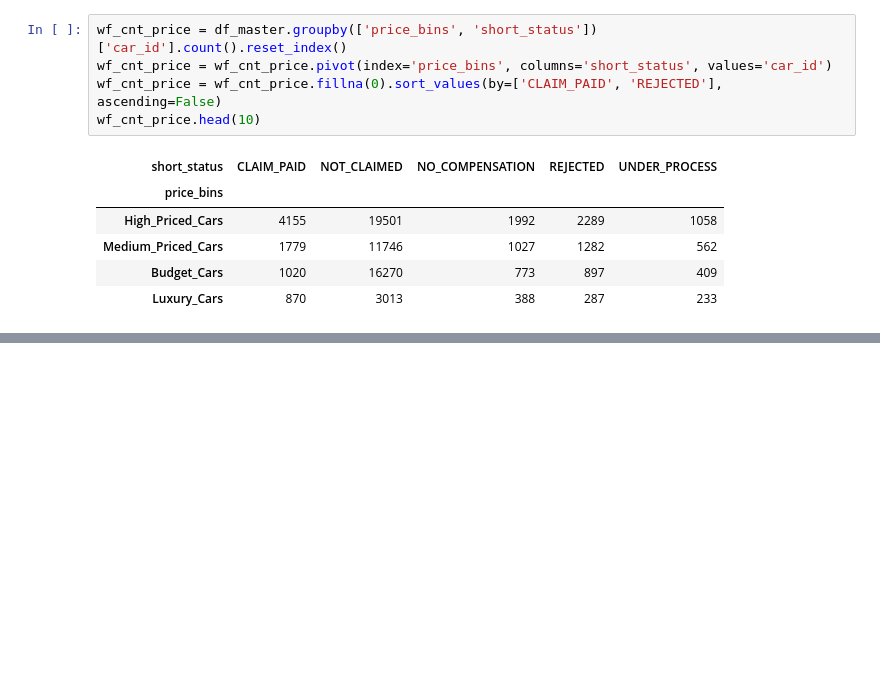
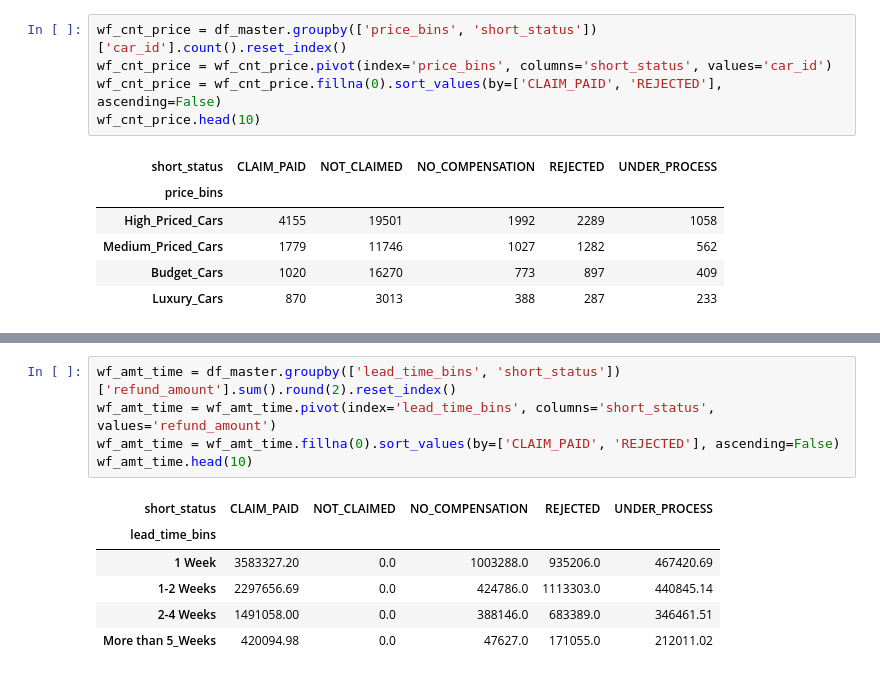
Before and after one commit to dileepsathyan/assignments, a Jupyter notebook: Vroom Virtusa/Vroom Virtusa Assignment.ipynb, the cells around one changed output, grey strips where cells are left out. Cells and saved outputs as stored; diff of their text form; blank space fills up the shorter version.

```diff
--- a/Vroom Virtusa/Vroom Virtusa Assignment.ipynb
+++ b/Vroom Virtusa/Vroom Virtusa Assignment.ipynb
@@ -1448,0 +1486,12 @@ wf_cnt_price.head(10)
+# %%
+wf_amt_time = df_master.groupby(['lead_time_bins', 'short_status'])['refund_amount'].sum().round(2).reset_index()
+wf_amt_time = wf_amt_time.pivot(index='lead_time_bins', columns='short_status', values='refund_amount')
+wf_amt_time = wf_amt_time.fillna(0).sort_values(by=['CLAIM_PAID', 'REJECTED'], ascending=False)
+wf_amt_time.head(10)
+# %% [output]
+| short_status | CLAIM_PAID | NOT_CLAIMED | NO_COMPENSATION | REJECTED | UNDER_PROCESS |
+| lead_time_bins |  |  |  |  |  |
+| 1 Week | 3583327.20 | 0.0 | 1003288.0 | 935206.0 | 467420.69 |
+| 1-2 Weeks | 2297656.69 | 0.0 | 424786.0 | 1113303.0 | 440845.14 |
+| 2-4 Weeks | 1491058.00 | 0.0 | 388146.0 | 683389.0 | 346461.51 |
+| More than 5_Weeks | 420094.98 | 0.0 | 47627.0 | 171055.0 | 212011.02 |
```
Also changed, not shown: parts of 7 cells of this notebook.
